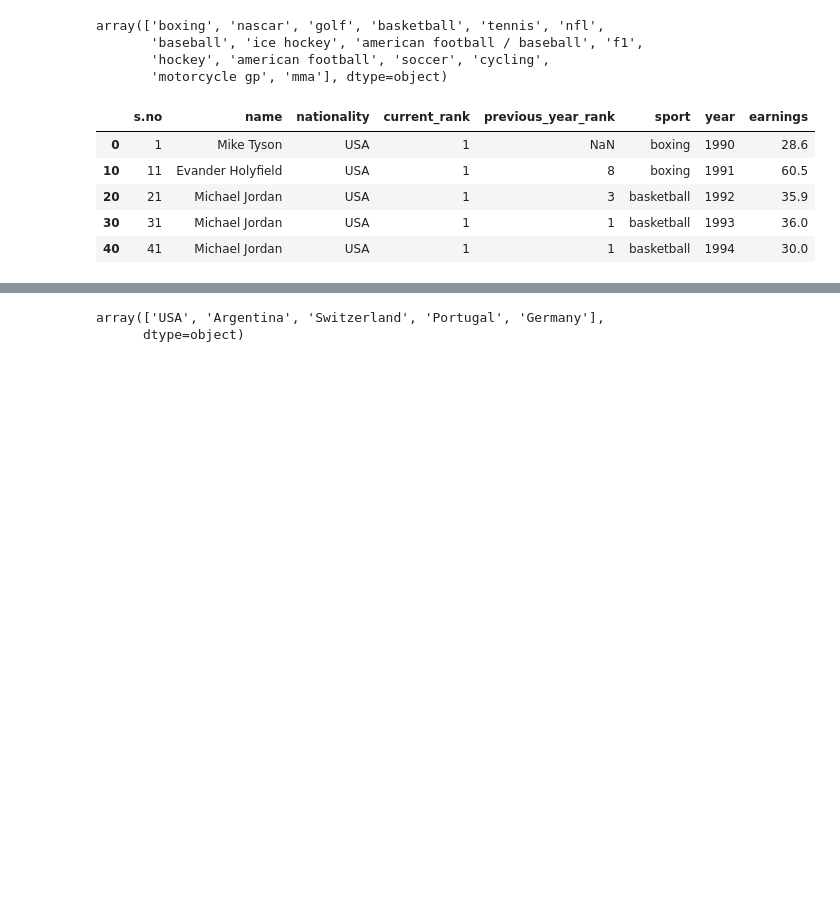
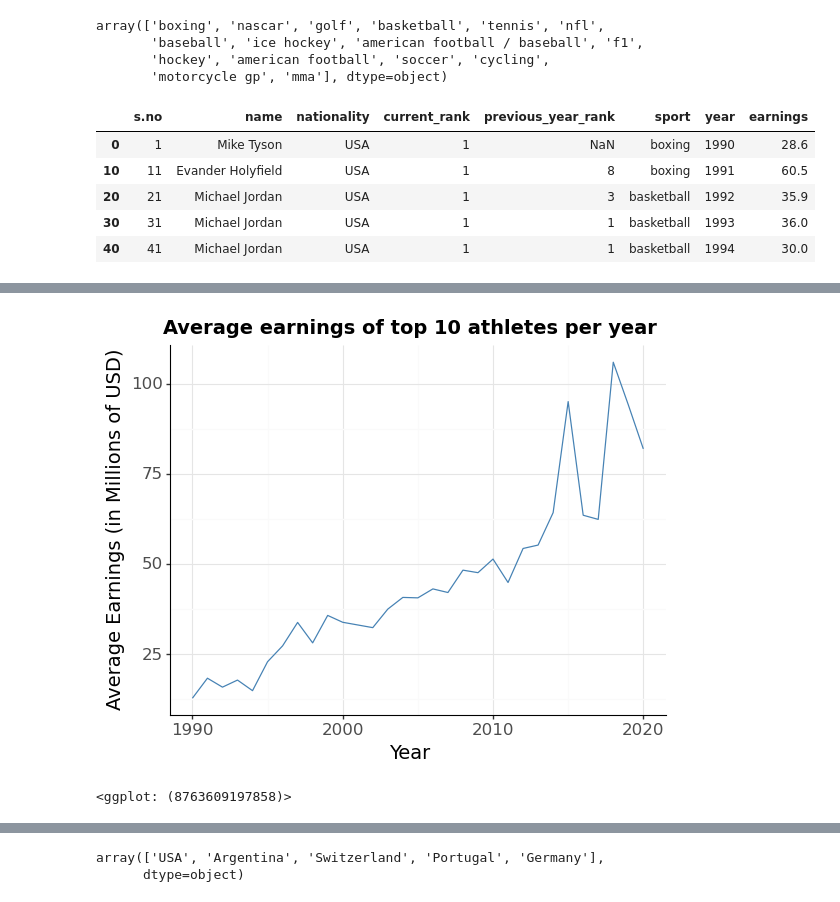
Before and after one commit to zoeshenrw/databootcamp-midterm, a Jupyter notebook: databootcamp-midterm.ipynb, the cells around one changed output, grey strips where cells are left out. Drawn from its saved outputs; the diff is of its cells as text; code cells hidden in the pictures; blank space fills up the shorter version.

```diff
--- a/databootcamp-midterm.ipynb
+++ b/databootcamp-midterm.ipynb
@@ -158,0 +185,5 @@ geom_line(aes(x='year', y='reg1_pred_earning'), color='darkorange')+ theme_bw()+
+# %%
+avg_earnings_by_year = df.groupby("year")["earnings"].mean()
+df_avg_earnings = pd.DataFrame(avg_earnings_by_year).reset_index()
+df_avg_earnings = df_avg_earnings.rename(columns={'earnings': 'avg_earnings'})
+df_avg_earnings.head()
@@ -158,0 +197,13 @@ geom_line(aes(x='year', y='reg1_pred_earning'), color='darkorange')+ theme_bw()+
+# %%
+(ggplot(df_avg_earnings, aes(x='year', y='avg_earnings'))
+ + geom_line(color='steelblue')
+ + labs(title='Average earnings of top 10 athletes per year', x='Year', y='Average Earnings (in Millions of USD)')
+ + theme_bw()
+ + theme(plot_title=element_text(weight='bold', size=14),
+         axis_text=element_text(size=12),
+         axis_title=element_text(size=14),
+         panel_border=element_blank(),
+         axis_line=element_line(size=.8)))
+# %% [output]
+[figure, added]
+<ggplot: (8763609197858)>
```
Also changed, not shown: parts of 27 cells of this notebook.
